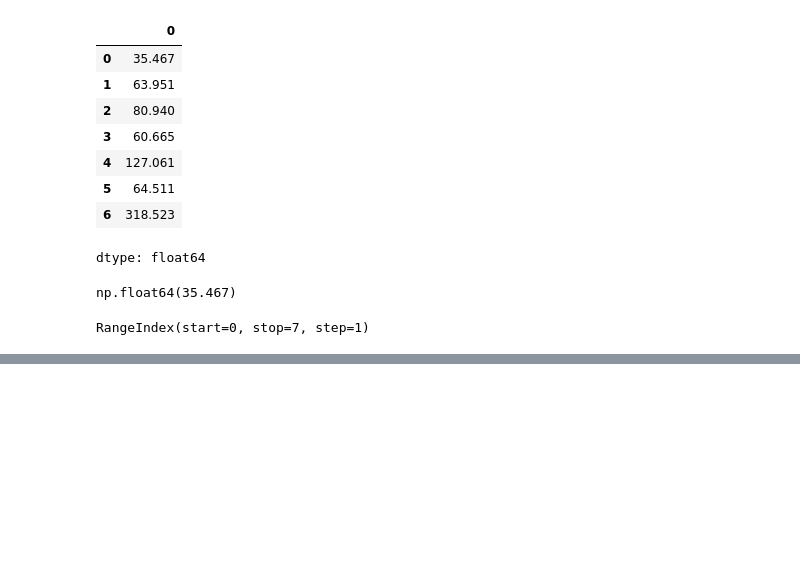
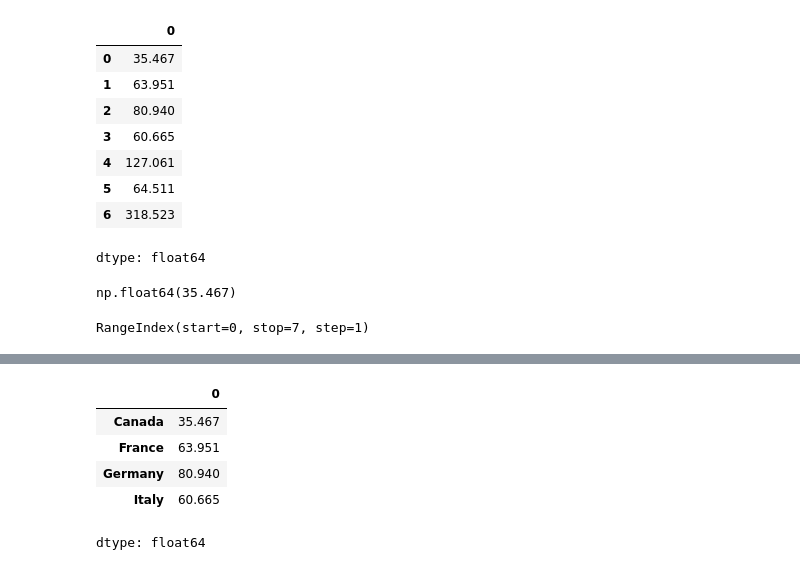
Before and after one commit to dabster108/Dataanalysis_numpy, a Jupyter notebook: numpy.ipynb, the cells around one changed output, grey strips where cells are left out. Cells and saved outputs as stored; diff of their text form; code cells hidden in the pictures; blank space fills up the shorter version.

```diff
--- a/numpy.ipynb
+++ b/numpy.ipynb
@@ -431,0 +523,9 @@ dtype: float64
+# %%
+g7_pop['Canada': 'Italy']  #from canada to italy
+# %% [output]
+|  | 0 |
+| Canada | 35.467 |
+| France | 63.951 |
+| Germany | 80.940 |
+| Italy | 60.665 |
+dtype: float64
```
Also changed, not shown: parts of 13 cells of this notebook.
